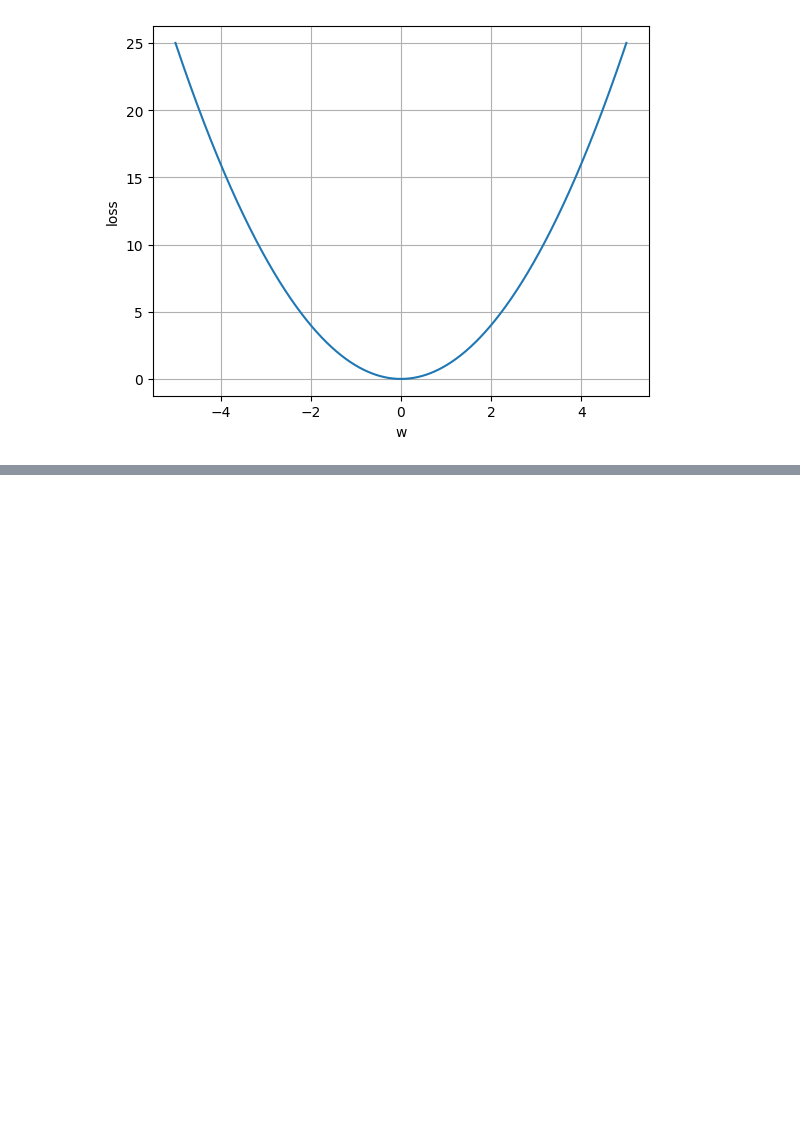
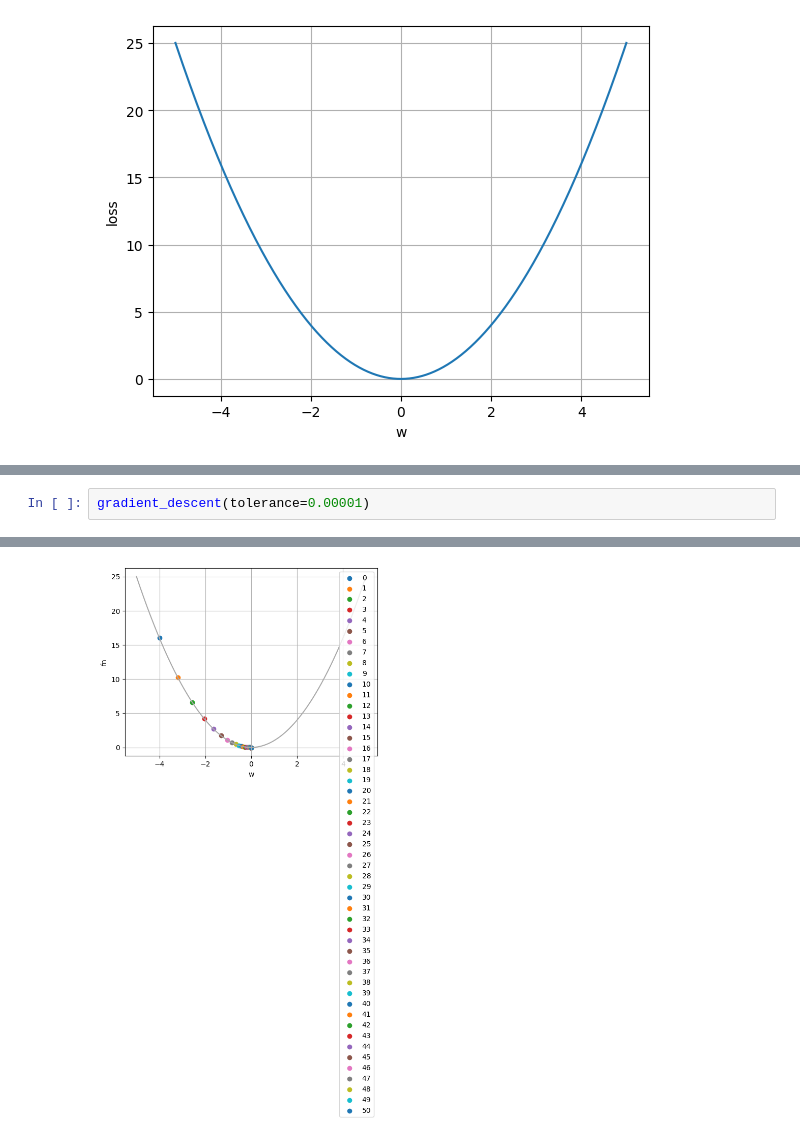
Before and after one commit to JakeOh/202605_BD57, a Jupyter notebook: lab_ml/ml07_grandient_descent.ipynb, the cells around one changed output, grey strips where cells are left out. Saved outputs shown, nothing was run; the diff lists cells and outputs as text; blank space fills up the shorter version.

```diff
--- a/lab_ml/ml07_grandient_descent.ipynb
+++ b/lab_ml/ml07_grandient_descent.ipynb
@@ -52,0 +100,3 @@ print(w_next)
+# %%
+gradient_descent(tolerance=0.00001)
+# %% [output]
@@ -52,0 +105 @@ print(w_next)
+[figure, added]
```
Also changed, not shown: parts of 8 cells of this notebook.
